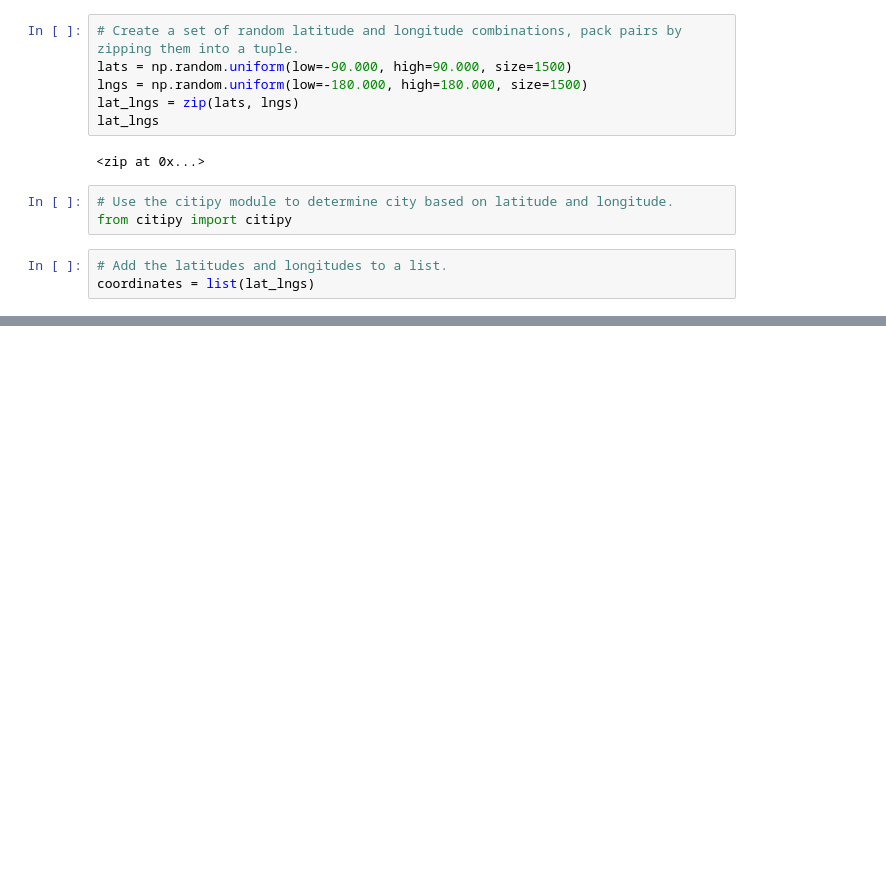
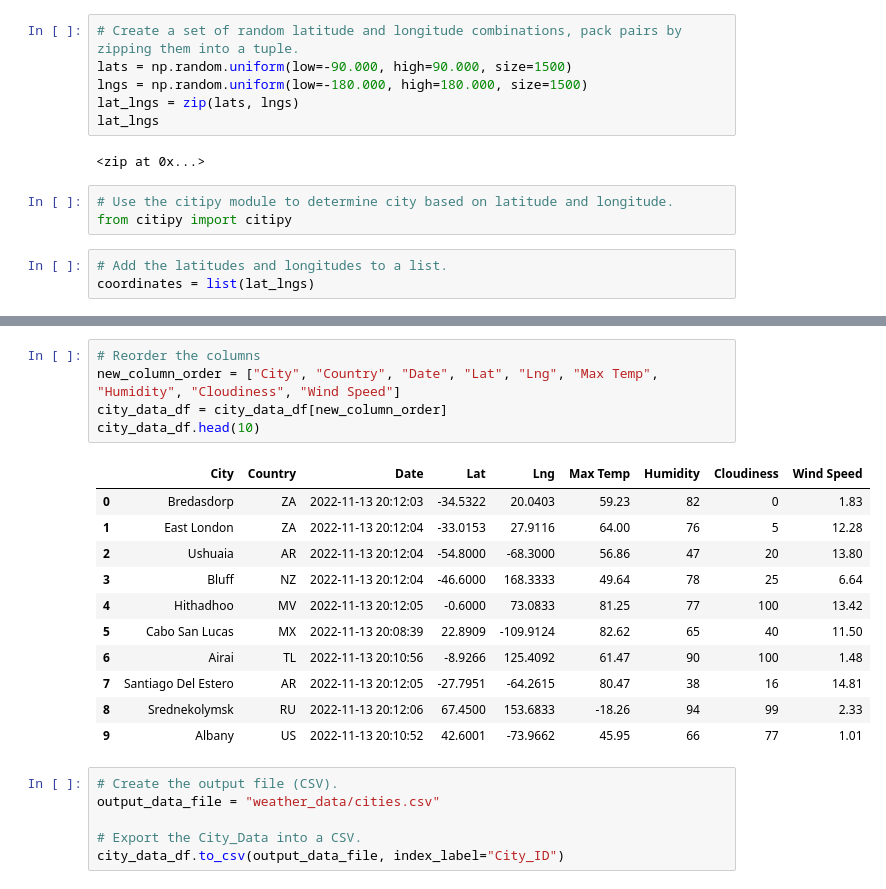
Before and after one commit to jonathan-martin-jhm/World_Weather_Analysis, a Jupyter notebook: WeatherPy.ipynb, the cells around one changed output, grey strips where cells are left out. Saved outputs shown, nothing was run; the diff lists cells and outputs as text; blank space fills up the shorter version.

```diff
--- a/WeatherPy.ipynb
+++ b/WeatherPy.ipynb
@@ -35,0 +155,23 @@ len(cities)
+# %%
+# Reorder the columns
+new_column_order = ["City", "Country", "Date", "Lat", "Lng", "Max Temp", "Humidity", "Cloudiness", "Wind Speed"]
+city_data_df = city_data_df[new_column_order]
+city_data_df.head(10)
+# %% [output]
+|  | City | Country | Date | Lat | Lng | Max Temp | Humidity | Cloudiness | Wind Speed |
+| 0 | Bredasdorp | ZA | 2022-11-13 20:12:03 | -34.5322 | 20.0403 | 59.23 | 82 | 0 | 1.83 |
+| 1 | East London | ZA | 2022-11-13 20:12:04 | -33.0153 | 27.9116 | 64.00 | 76 | 5 | 12.28 |
+| 2 | Ushuaia | AR | 2022-11-13 20:12:04 | -54.8000 | -68.3000 | 56.86 | 47 | 20 | 13.80 |
+| 3 | Bluff | NZ | 2022-11-13 20:12:04 | -46.6000 | 168.3333 | 49.64 | 78 | 25 | 6.64 |
+| 4 | Hithadhoo | MV | 2022-11-13 20:12:05 | -0.6000 | 73.0833 | 81.25 | 77 | 100 | 13.42 |
+| 5 | Cabo San Lucas | MX | 2022-11-13 20:08:39 | 22.8909 | -109.9124 | 82.62 | 65 | 40 | 11.50 |
+| 6 | Airai | TL | 2022-11-13 20:10:56 | -8.9266 | 125.4092 | 61.47 | 90 | 100 | 1.48 |
+| 7 | Santiago Del Estero | AR | 2022-11-13 20:12:05 | -27.7951 | -64.2615 | 80.47 | 38 | 16 | 14.81 |
+| 8 | Srednekolymsk | RU | 2022-11-13 20:12:06 | 67.4500 | 153.6833 | -18.26 | 94 | 99 | 2.33 |
+| 9 | Albany | US | 2022-11-13 20:10:52 | 42.6001 | -73.9662 | 45.95 | 66 | 77 | 1.01 |
+# %%
+# Create the output file (CSV).
+output_data_file = "weather_data/cities.csv"
+
+# Export the City_Data into a CSV.
+city_data_df.to_csv(output_data_file, index_label="City_ID")
```
Also changed, not shown: parts of 7 cells of this notebook, 3 other files.
